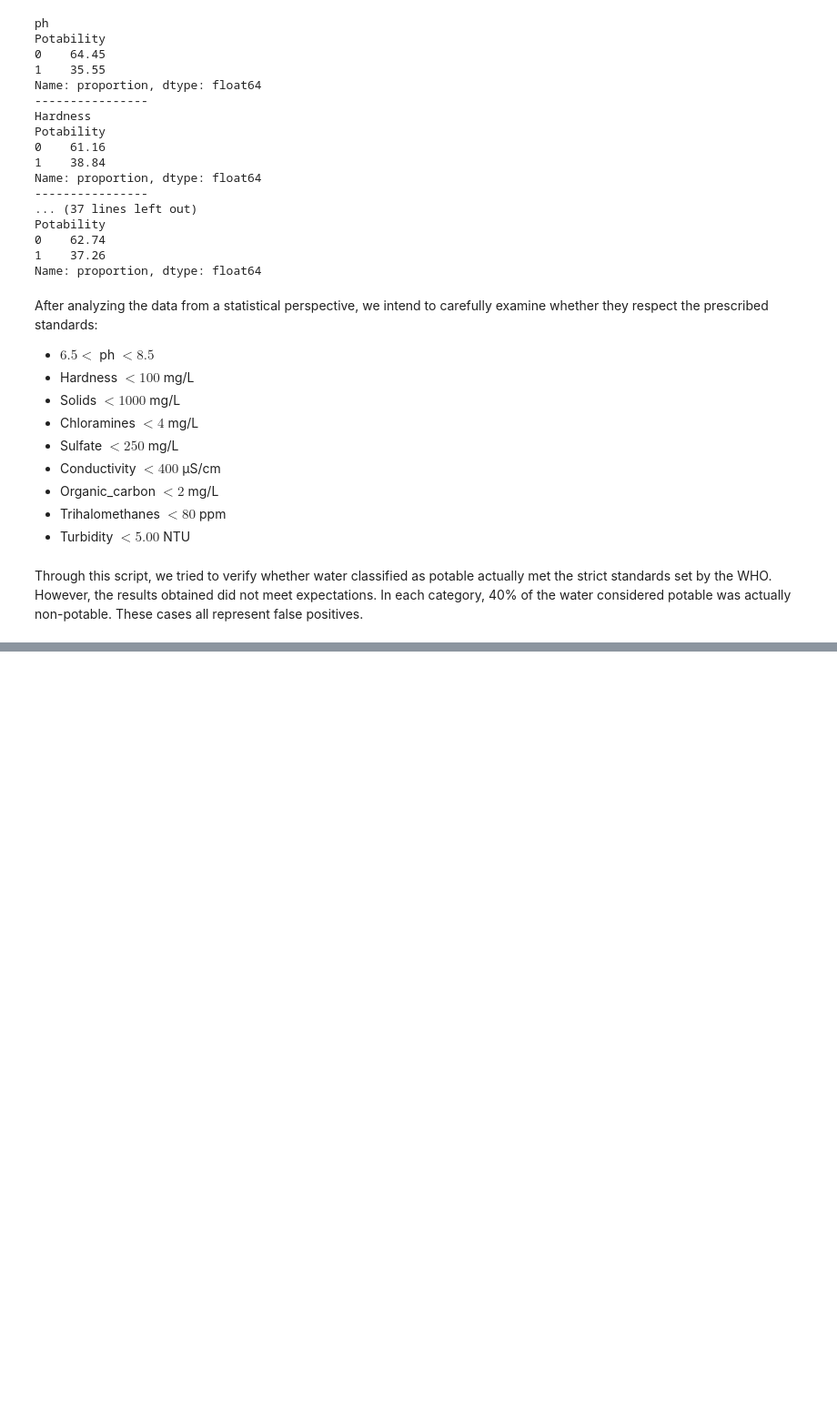
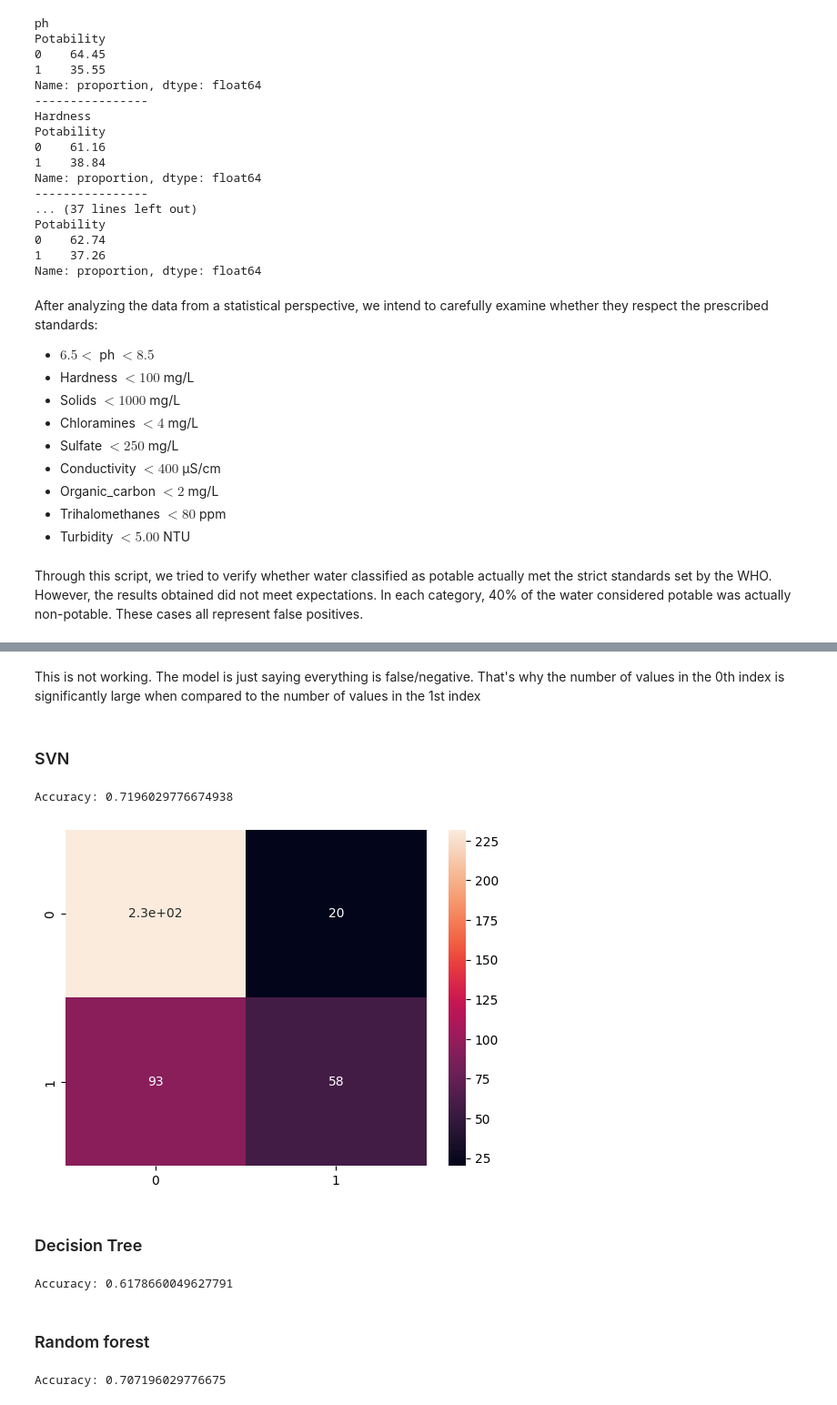
Before and after one commit to Sundaresan-Karunakaran/Data-Analysis-1, a Jupyter notebook: Common Notebook.ipynb, the cells around one changed output, grey strips where cells are left out. Shown at 91% size. Saved outputs shown, nothing was run; the diff lists cells and outputs as text; code cells hidden in the pictures; blank space fills up the shorter version.

```diff
--- a/Common Notebook.ipynb
+++ b/Common Notebook.ipynb
@@ -205,0 +340,43 @@ Through this script, we tried to verify whether water classified as potable actu
+# %% [markdown]
+This is not working. The model is just saying everything is false/negative. That's why the number of values in the 0th index is significantly large when compared to the number of values in the 1st index
+# %% [markdown]
+### SVN
+# %%
+from sklearn import svm
+from sklearn import metrics
+
+clf = svm.SVC(kernel='rbf')
+clf.fit(X_train, y_train)
+y_pred = clf.predict(X_test)
+cnf_matrix = confusion_matrix(y_test,y_pred)
+df_cm = pd.DataFrame(cnf_matrix, [0,1], [0,1])
+sns.heatmap(df_cm, annot=True)
+print("Accuracy:",metrics.accuracy_score(y_test, y_pred))
+# %% [output]
+Accuracy: 0.7196029776674938
+[figure, added]
+# %% [markdown]
+### Decision Tree
+# %%
+from sklearn import metrics
+from sklearn.tree import DecisionTreeClassifier
+
+decision_tree = DecisionTreeClassifier(random_state=42)
+decision_tree.fit(X_train, y_train)
+y_pred = decision_tree.predict(X_test)
+print("Accuracy:", metrics.accuracy_score(y_test, y_pred))
+# %% [output]
+Accuracy: 0.6178660049627791
+# %% [markdown]
+### Random forest
+# %%
+from sklearn.ensemble import RandomForestClassifier
+from sklearn import metrics
+
+
+random_forest = RandomForestClassifier(n_estimators=100, random_state=42)
+random_forest.fit(X_train, y_train)
+y_pred = random_forest.predict(X_test)
+print("Accuracy:", metrics.accuracy_score(y_test, y_pred))
+# %% [output]
+Accuracy: 0.707196029776675
```
Also changed, not shown: parts of 16 cells of this notebook, 1 other file.
